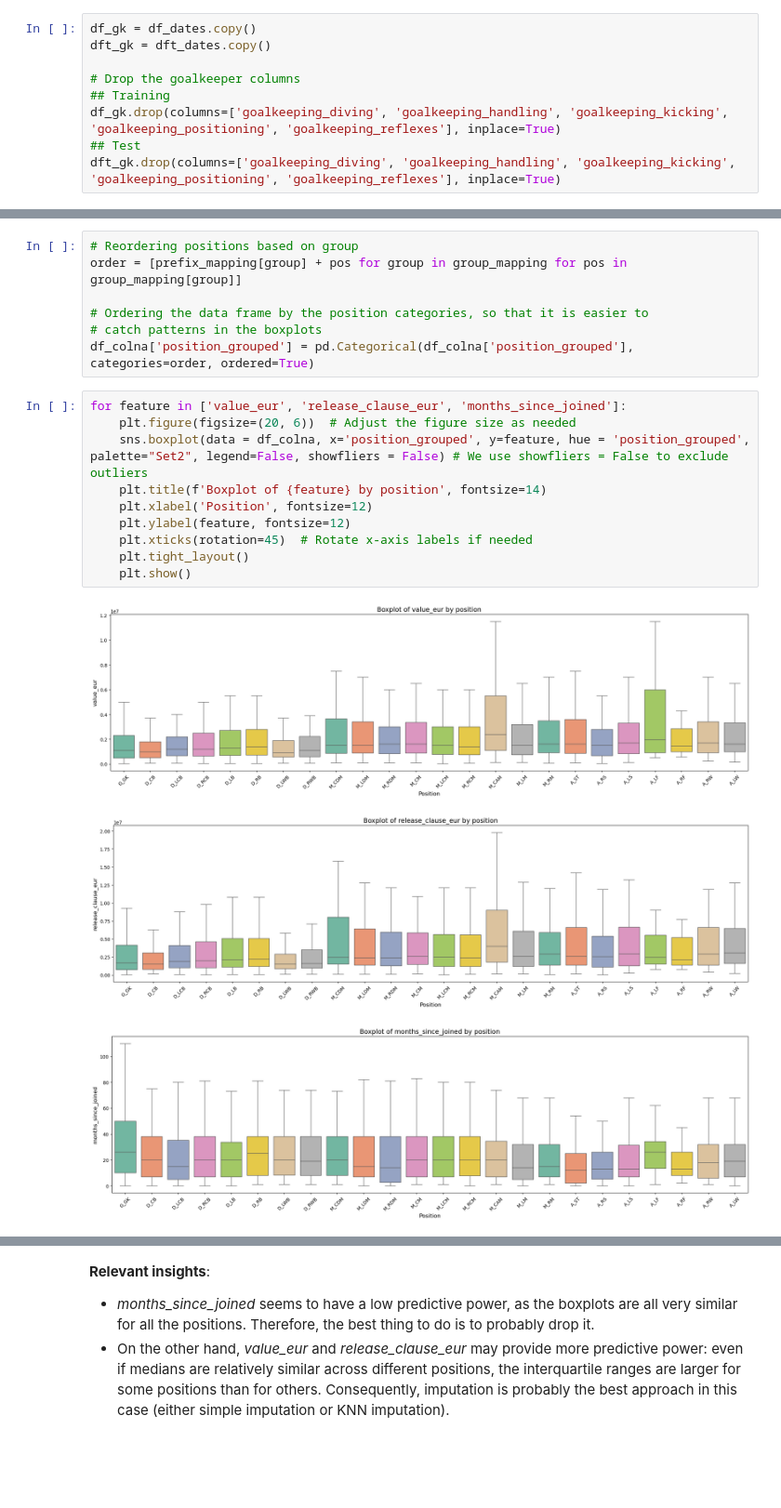
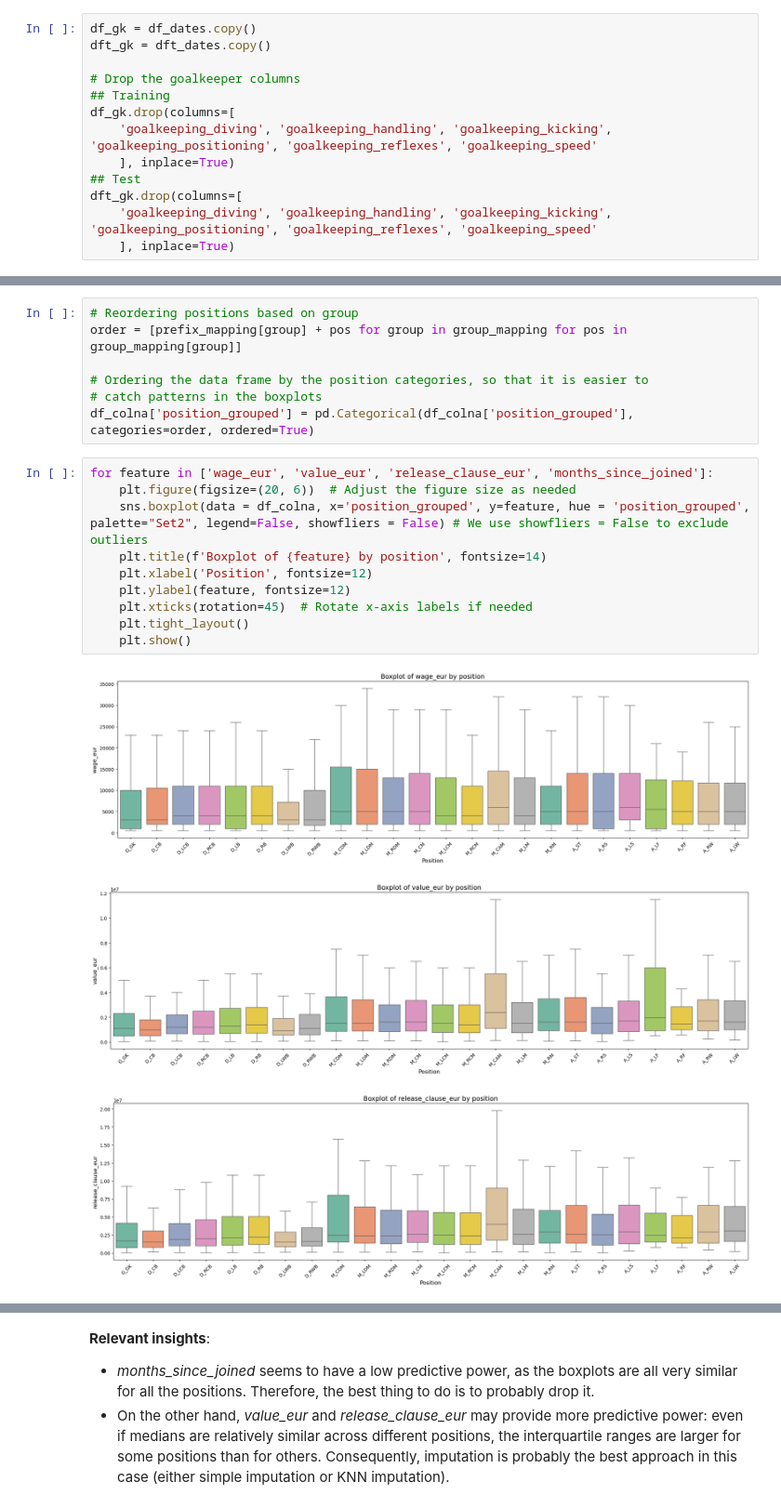
Before and after one commit to simonvellin/football_position_prediction, a Jupyter notebook: pablo/2_preprocessing.ipynb, the cells around one changed output, grey strips where cells are left out. Shown at 93% size. Cells and saved outputs as stored; diff of their text form; blank space fills up the shorter version.

```diff
--- a/pablo/2_preprocessing.ipynb
+++ b/pablo/2_preprocessing.ipynb
@@ -342,9 +342,13 @@ dft_gk = dft_dates.copy()
 
 # Drop the goalkeeper columns
 ## Training
-df_gk.drop(columns=['goalkeeping_diving', 'goalkeeping_handling', 'goalkeeping_kicking', 'goalkeeping_positioning', 'goalkeeping_reflexes'], inplace=True)
+df_gk.drop(columns=[
+    'goalkeeping_diving', 'goalkeeping_handling', 'goalkeeping_kicking', 'goalkeeping_positioning', 'goalkeeping_reflexes', 'goalkeeping_speed'
+    ], inplace=True)
 ## Test
-dft_gk.drop(columns=['goalkeeping_diving', 'goalkeeping_handling', 'goalkeeping_kicking', 'goalkeeping_positioning', 'goalkeeping_reflexes'], inplace=True)
+dft_gk.drop(columns=[
+    'goalkeeping_diving', 'goalkeeping_handling', 'goalkeeping_kicking', 'goalkeeping_positioning', 'goalkeeping_reflexes', 'goalkeeping_speed'
+    ], inplace=True)
 # %%
 df_gk
 # %% [output]
@@ -548,16 +552,16 @@ order = [prefix_mapping[group] + pos for group in group_mapping for pos in group
 # catch patterns in the boxplots
 df_colna['position_grouped'] = pd.Categorical(df_colna['position_grouped'], categories=order, ordered=True)
 # %%
-for feature in ['value_eur', 'release_clause_eur', 'months_since_joined']:
+for feature in ['wage_eur', 'value_eur', 'release_clause_eur', 'months_since_joined']:
     plt.figure(figsize=(20, 6))  # Adjust the figure size as needed
     sns.boxplot(data = df_colna, x='position_grouped', y=feature, hue = 'position_grouped', palette="Set2", legend=False, showfliers = False) # We use showfliers = False to exclude outliers
     plt.title(f'Boxplot of {feature} by position', fontsize=14)
     plt.xlabel('Position', fontsize=12)
     plt.ylabel(feature, fontsize=12)
     plt.xticks(rotation=45)  # Rotate x-axis labels if needed
     plt.tight_layout()
     plt.show()
 # %% [output]
-[figure, old version]
+[figure, new version]
-[figure, old version]
+[figure, new version]
-[figure, old version]
+[figure, new version]
```
Also changed, not shown: parts of 13 cells of this notebook, 3 other files.
